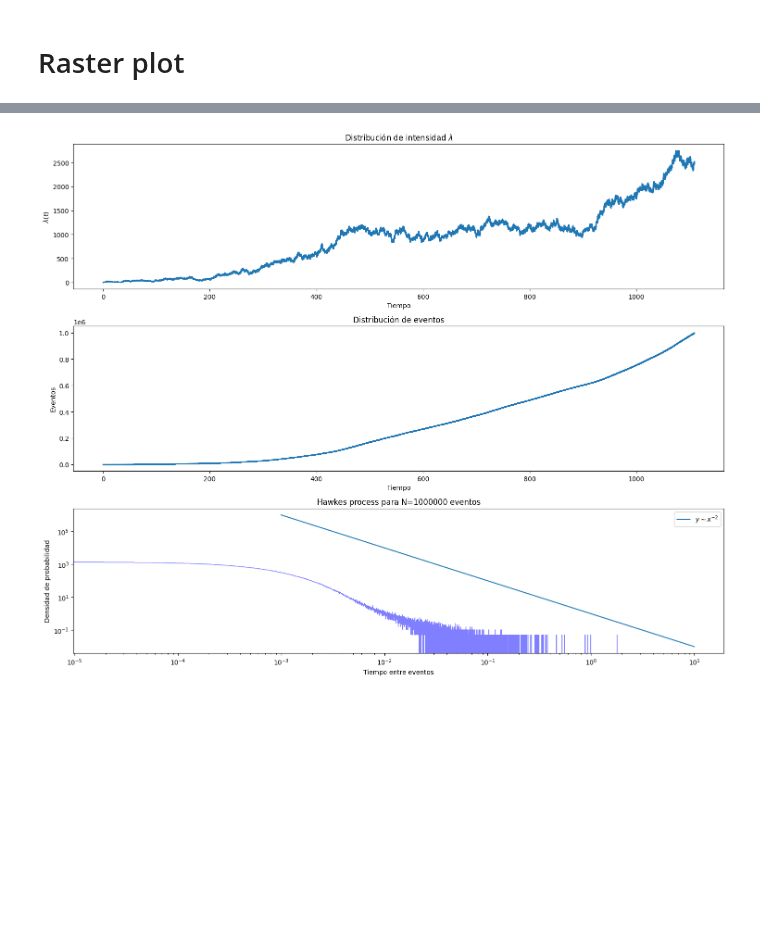
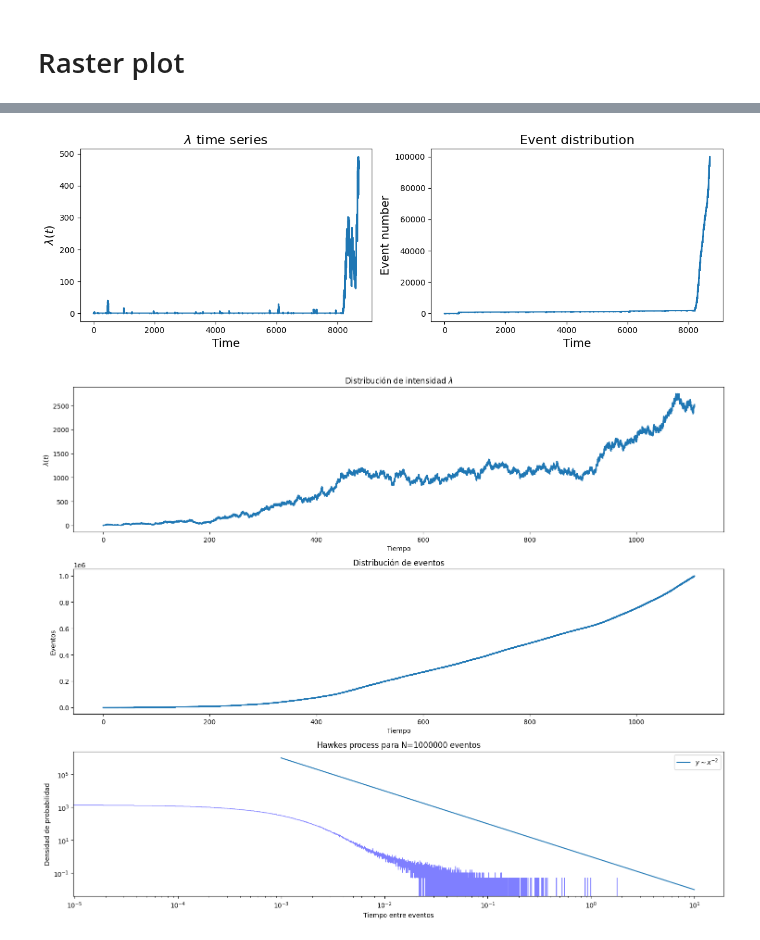
Before and after one commit to RivasAntonio/TFM, a Jupyter notebook: Códigos/Hawkes/Pruebas.ipynb, the cells around one changed output, grey strips where cells are left out. Saved outputs shown, nothing was run; the diff lists cells and outputs as text; code cells hidden in the pictures; blank space fills up the shorter version.

```diff
--- a/Códigos/Hawkes/Pruebas.ipynb
+++ b/Códigos/Hawkes/Pruebas.ipynb
@@ -92,3 +97,40 @@ plt.show()
+# %%
+n_events = [0]
+times_between_events = [0]
+mu = 0.0100
+rate = [mu]
+N = 10**5
+for i in range(N):
+    rate_tk, xk = algorithm(rate[-1], mu, 1)
+    rate.append(rate_tk)
+    times_between_events.append(xk)
+    n_events.append(i + 1)
+
+times = np.cumsum(times_between_events)
+
+fig = plt.figure(figsize=(12, 4))
+axgrid = fig.add_gridspec(1,2)
+
+ax0 = fig.add_subplot(axgrid[0,0])
+ax0.plot(times, rate, marker = 'o', ms=0.5 ,drawstyle = 'steps')
+ax0.set_title('$\lambda$ time series', fontsize=16)
+ax0.set_xlabel('Time', fontsize=14)
+ax0.set_ylabel('$\lambda (t)$', fontsize=14)
+
+ax2 = fig.add_subplot(axgrid[0,1])
+ax2.plot(times, n_events, marker = 'o', ms=0.5 , drawstyle = 'steps-post')
+ax2.set_title('Event distribution', fontsize=16)
+ax2.set_xlabel('Time', fontsize=14)
+
+
+#ax2.set_xscale('log')
+ax2.set_ylabel('Event number', fontsize=14)
+
+
+fig.tight_layout()
+plt.show()
+# %% [output]
+[figure, added]
 # %%
 n_events = [0]
 times_between_events = [0]
```
Also changed, not shown: parts of 2 cells of this notebook, 29 other files.
